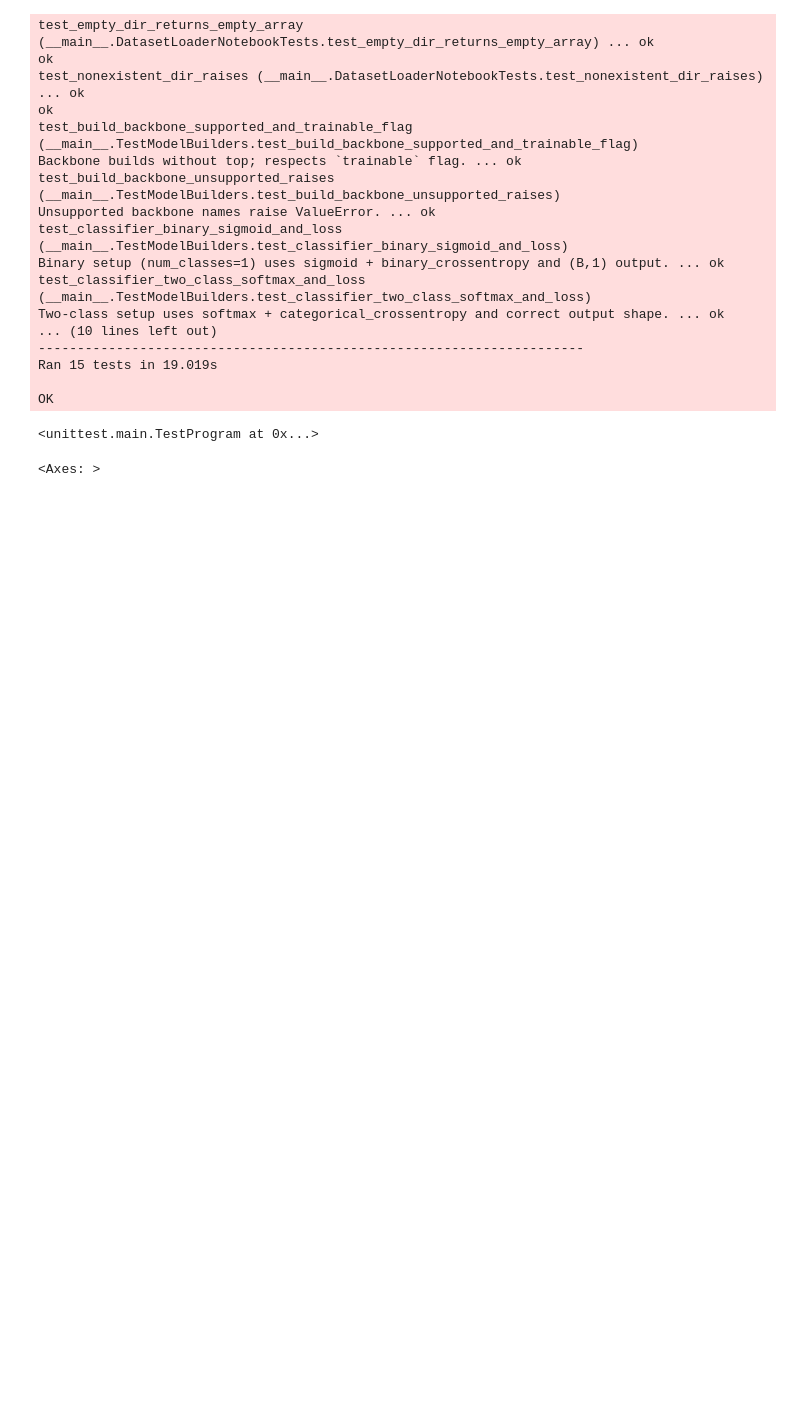
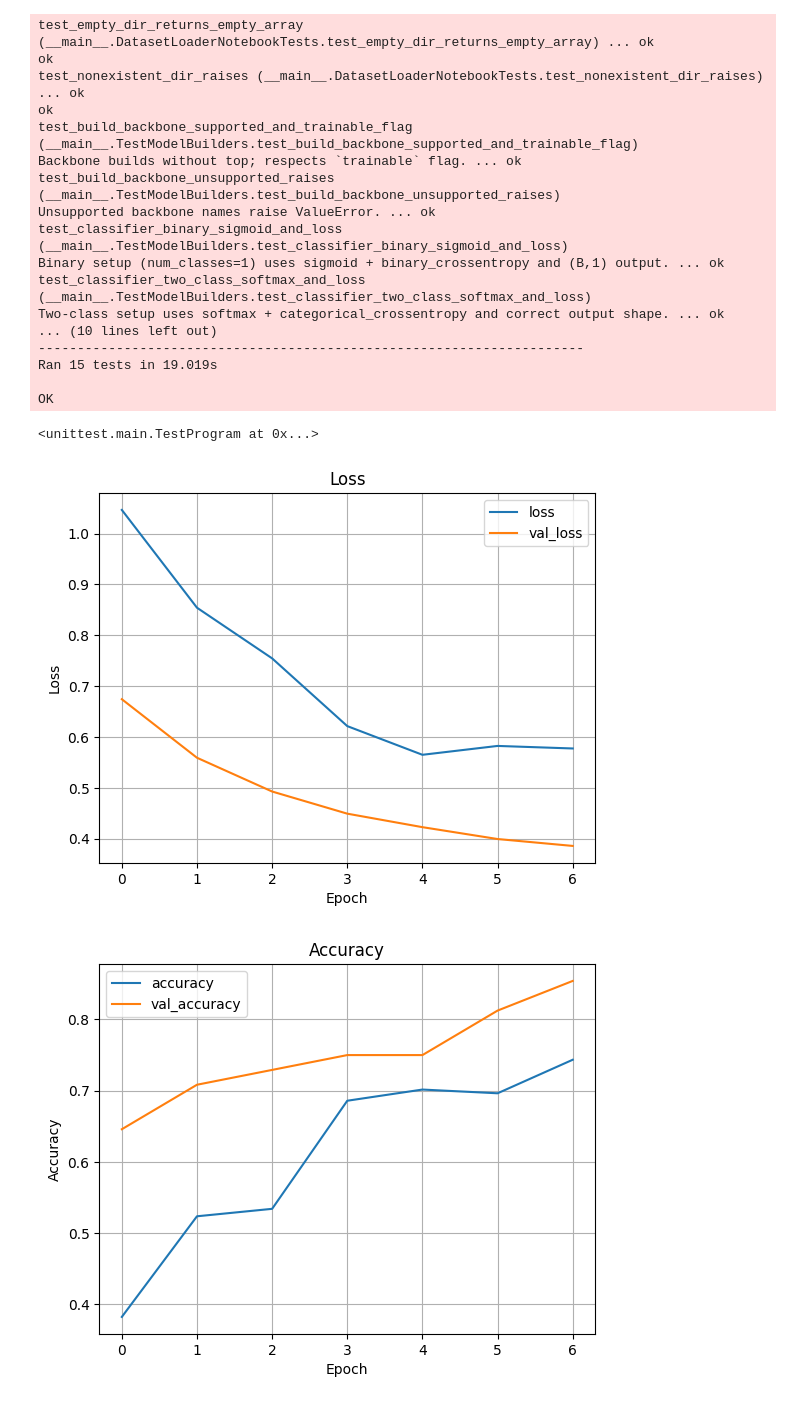
Before and after one commit to AAdewunmi/Breast-Cancer-Risk-Prediction-Project, a Jupyter notebook: Breast_Cancer_Risk_Prediction.ipynb, the cells around one changed output. Cells and saved outputs as stored; diff of their text form; code cells hidden in the pictures; blank space fills up the shorter version.

```diff
--- a/Breast_Cancer_Risk_Prediction.ipynb
+++ b/Breast_Cancer_Risk_Prediction.ipynb
@@ -1077,13 +1084,37 @@ Ran 15 tests in 19.019s
 
 OK
 <unittest.main.TestProgram at 0x...>
-# %%
-Plot training history (loss & accuracy)
-
-history_df = pd.DataFrame(history.history)
-history_df[['loss', 'val_loss']].plot()
-
-history_df = pd.DataFrame(history.history)
-history_df[['accuracy', 'val_accuracy']].plot()
-# %% [output]
-<Axes: >
+# %%
+# Plot training history (loss & accuracy)
+
+# Make plots render in the notebook
+%matplotlib inline
+import matplotlib.pyplot as plt
+
+# If a prior cell set Agg, switch back to the inline backend
+try:
+    plt.switch_backend("module://matplotlib_inline.backend_inline")
+except Exception:
+    pass
+
+import pandas as pd
+
+# Plot losses
+history_df = pd.DataFrame(history.history)
+ax = history_df[["loss", "val_loss"]].plot()
+ax.set_title("Loss")
+ax.set_xlabel("Epoch")
+ax.set_ylabel("Loss")
+ax.grid(True)
+plt.show()
+
+# Plot accuracies
+ax = history_df[["accuracy", "val_accuracy"]].plot()
+ax.set_title("Accuracy")
+ax.set_xlabel("Epoch")
+ax.set_ylabel("Accuracy")
+ax.grid(True)
+plt.show()
+# %% [output]
+[figure, added]
+[figure, added]
```
Also changed, not shown: parts of 1 cell of this notebook.
